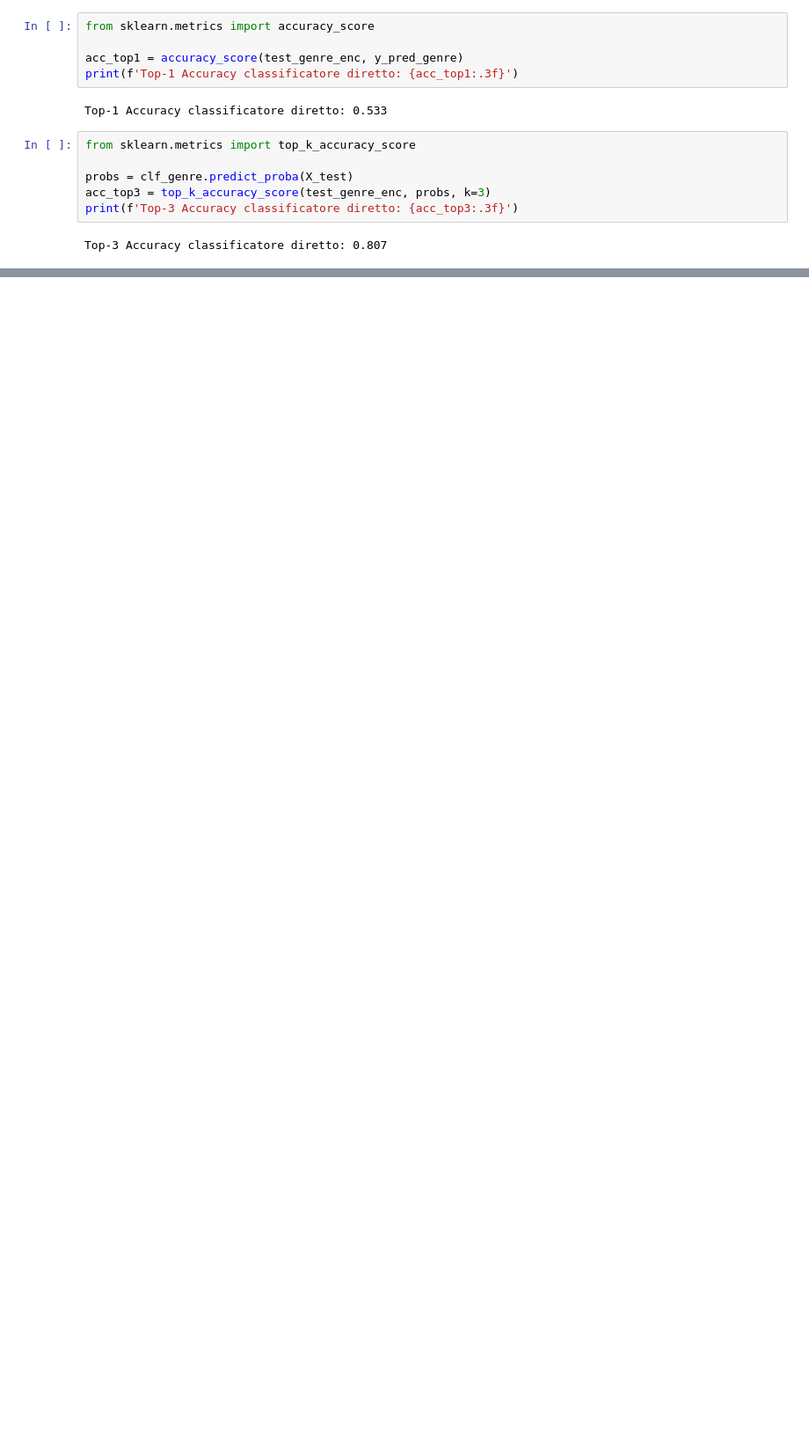
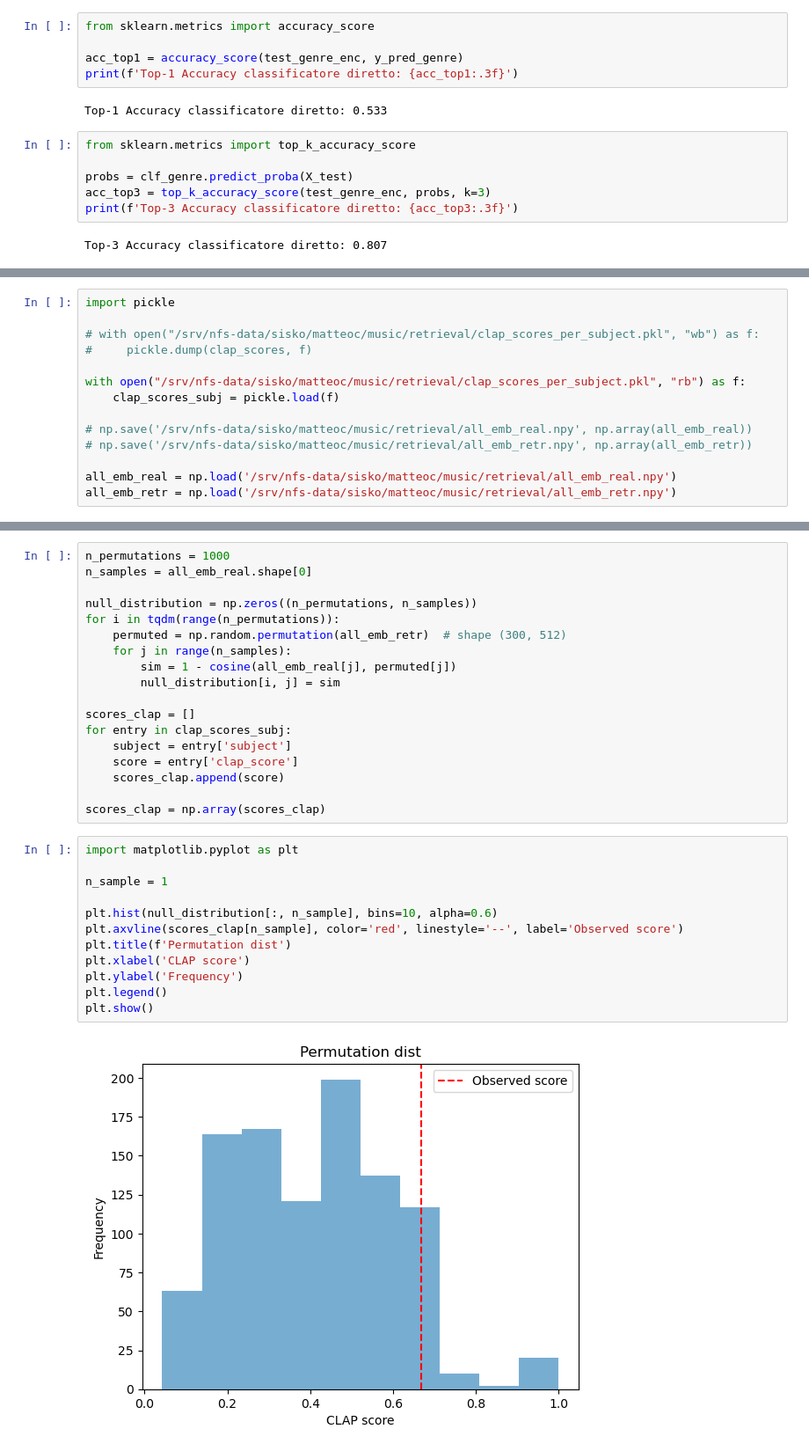
Before and after one commit to mattciff5/genre-to-fmri, a Jupyter notebook: multisubj_review.ipynb, the cells around one changed output, grey strips where cells are left out. Shown: that part at 88% size. Drawn from its saved outputs; the diff is of its cells as text; blank space fills up the shorter version.

```diff
--- a/multisubj_review.ipynb
+++ b/multisubj_review.ipynb
@@ -1065,0 +1192,14 @@ Top-3 Accuracy classificatore diretto: 0.807
+# %%
+import pickle
+
+# with open("/srv/nfs-data/sisko/matteoc/music/retrieval/clap_scores_per_subject.pkl", "wb") as f:
+#     pickle.dump(clap_scores, f)
+
+with open("/srv/nfs-data/sisko/matteoc/music/retrieval/clap_scores_per_subject.pkl", "rb") as f:
+    clap_scores_subj = pickle.load(f)
+
+# np.save('/srv/nfs-data/sisko/matteoc/music/retrieval/all_emb_real.npy', np.array(all_emb_real))
+# np.save('/srv/nfs-data/sisko/matteoc/music/retrieval/all_emb_retr.npy', np.array(all_emb_retr))
+
+all_emb_real = np.load('/srv/nfs-data/sisko/matteoc/music/retrieval/all_emb_real.npy')
+all_emb_retr = np.load('/srv/nfs-data/sisko/matteoc/music/retrieval/all_emb_retr.npy')
@@ -1065,0 +1208,32 @@ Top-3 Accuracy classificatore diretto: 0.807
+# %%
+n_permutations = 1000
+n_samples = all_emb_real.shape[0]
+
+null_distribution = np.zeros((n_permutations, n_samples))
+for i in tqdm(range(n_permutations)):
+    permuted = np.random.permutation(all_emb_retr)  # shape (300, 512)
+    for j in range(n_samples):
+        sim = 1 - cosine(all_emb_real[j], permuted[j])
+        null_distribution[i, j] = sim
+
+scores_clap = []
+for entry in clap_scores_subj:
+    subject = entry['subject']
+    score = entry['clap_score']
+    scores_clap.append(score)
+
+scores_clap = np.array(scores_clap)
+# %%
+import matplotlib.pyplot as plt
+
+n_sample = 1
+
+plt.hist(null_distribution[:, n_sample], bins=10, alpha=0.6)
+plt.axvline(scores_clap[n_sample], color='red', linestyle='--', label='Observed score')
+plt.title(f'Permutation dist')
+plt.xlabel('CLAP score')
+plt.ylabel('Frequency')
+plt.legend()
+plt.show()
+# %% [output]
+[figure, added]
```
Also changed, not shown: parts of 23 cells of this notebook, 1 other file.
